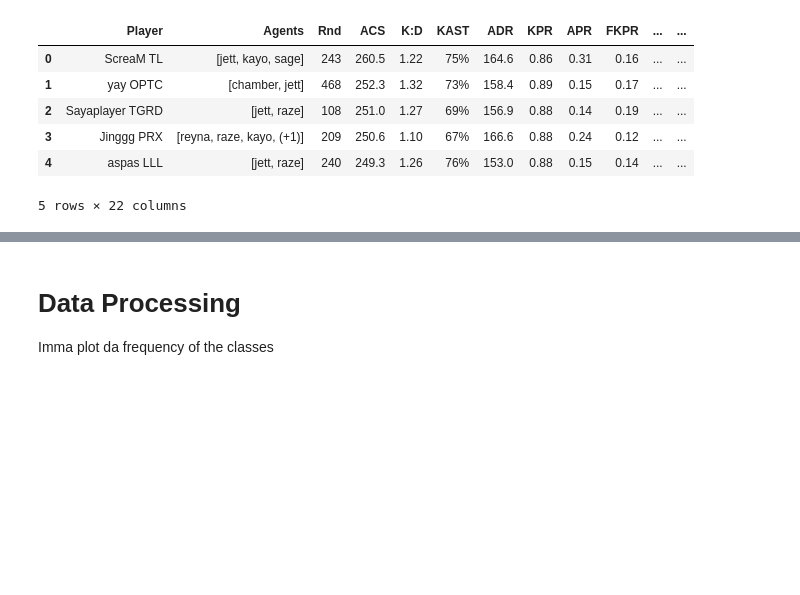
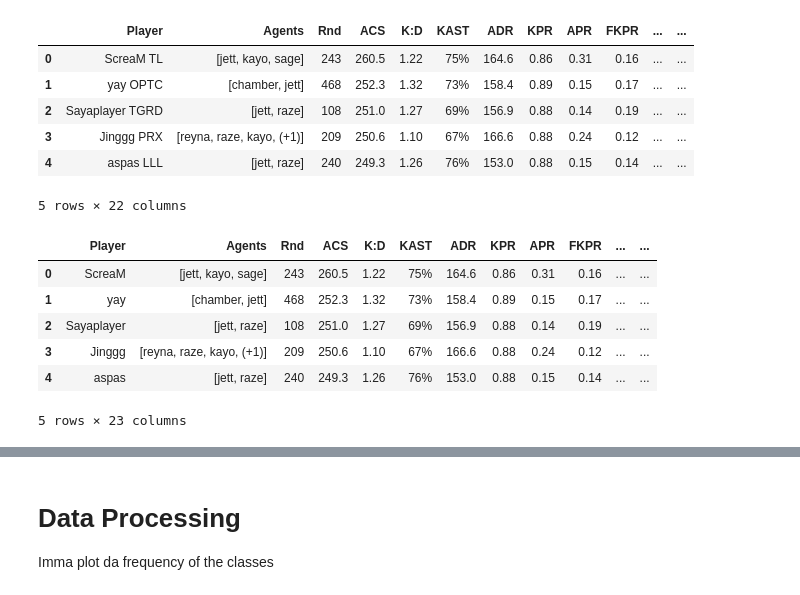
Before and after one commit to shwaylay/cmsc320project, a Jupyter notebook: FinalProject.ipynb, the cells around one changed output, grey strips where cells are left out. Saved outputs shown, nothing was run; the diff lists cells and outputs as text; code cells hidden in the pictures; blank space fills up the shorter version.

```diff
--- a/FinalProject.ipynb
+++ b/FinalProject.ipynb
@@ -122,3 +141,24 @@ val_data.head()
 | 3 | Jinggg PRX | [reyna, raze, kayo, (+1)] | 209 | 250.6 | 1.10 | 67% | 166.6 | 0.88 | 0.24 | 0.12 | ... | ... |
 | 4 | aspas LLL | [jett, raze] | 240 | 249.3 | 1.26 | 76% | 153.0 | 0.88 | 0.15 | 0.14 | ... | ... |
 5 rows × 22 columns
+# %%
+#add team column
+teams = []
+names = []
+for i, row in val_data.iterrows():
+    name_team = row['Player'].split(' ')
+    names.append(name_team[0])
+    teams.append(name_team[1])
+
+val_data.drop(columns=['Player'])
+val_data['Player'] = names
+val_data['team'] = teams
+val_data.head()
+# %% [output]
+|  | Player | Agents | Rnd | ACS | K:D | KAST | ADR | KPR | APR | FKPR | ... | ... |
+| 0 | ScreaM | [jett, kayo, sage] | 243 | 260.5 | 1.22 | 75% | 164.6 | 0.86 | 0.31 | 0.16 | ... | ... |
+| 1 | yay | [chamber, jett] | 468 | 252.3 | 1.32 | 73% | 158.4 | 0.89 | 0.15 | 0.17 | ... | ... |
+| 2 | Sayaplayer | [jett, raze] | 108 | 251.0 | 1.27 | 69% | 156.9 | 0.88 | 0.14 | 0.19 | ... | ... |
+| 3 | Jinggg | [reyna, raze, kayo, (+1)] | 209 | 250.6 | 1.10 | 67% | 166.6 | 0.88 | 0.24 | 0.12 | ... | ... |
+| 4 | aspas | [jett, raze] | 240 | 249.3 | 1.26 | 76% | 153.0 | 0.88 | 0.15 | 0.14 | ... | ... |
+5 rows × 23 columns
```
Also changed, not shown: parts of 9 cells of this notebook.
